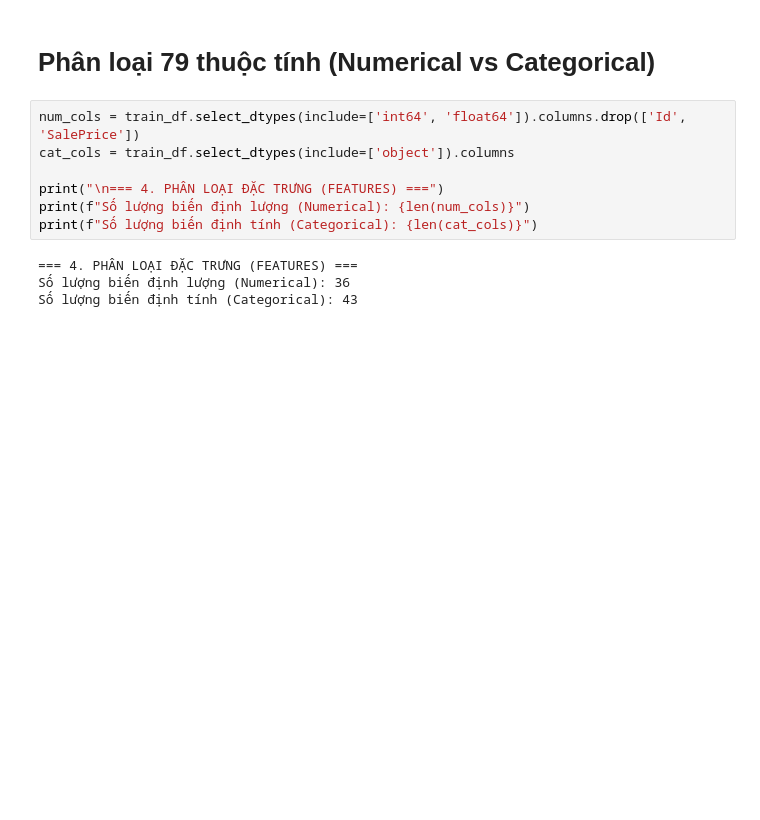
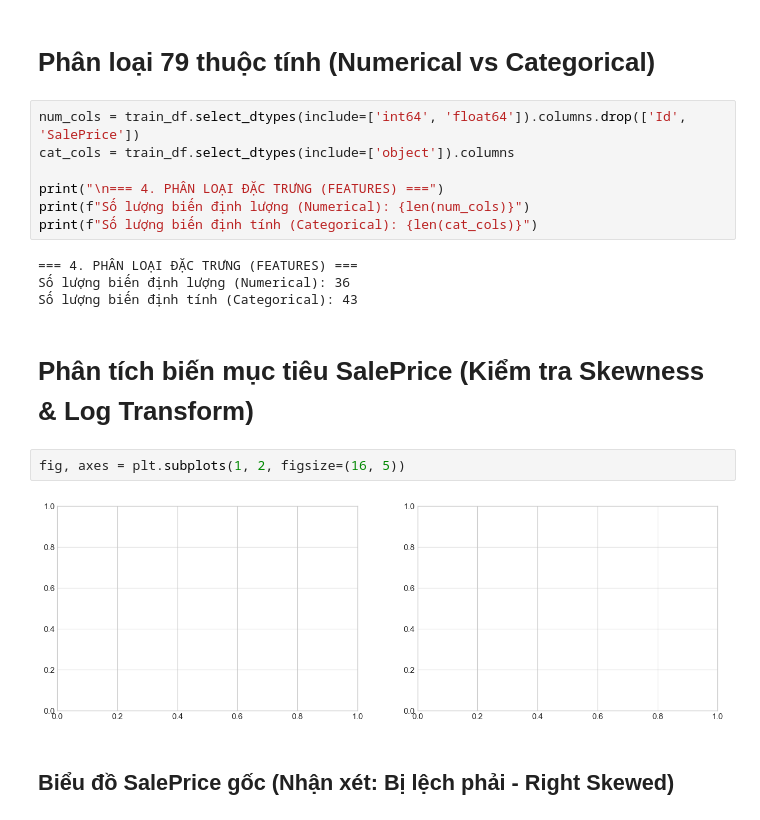
Before and after one commit to hthuonq/sgu-MAYHOC, a Jupyter notebook: lab03/lab03.ipynb, the cells around one changed output. Drawn from its saved outputs; the diff is of its cells as text; blank space fills up the shorter version.

```diff
--- a/lab03/lab03.ipynb
+++ b/lab03/lab03.ipynb
@@ -65,3 +65,11 @@ print(f"Số lượng biến định tính (Categorical): {len(cat_cols)}")
 === 4. PHÂN LOẠI ĐẶC TRƯNG (FEATURES) ===
 Số lượng biến định lượng (Numerical): 36
 Số lượng biến định tính (Categorical): 43
+# %% [markdown]
+# Phân tích biến mục tiêu SalePrice (Kiểm tra Skewness & Log Transform)
+# %%
+fig, axes = plt.subplots(1, 2, figsize=(16, 5))
+# %% [output]
+[figure, added]
+# %% [markdown]
+## Biểu đồ SalePrice gốc (Nhận xét: Bị lệch phải - Right Skewed)
```
Also changed, not shown: parts of 15 cells of this notebook.
